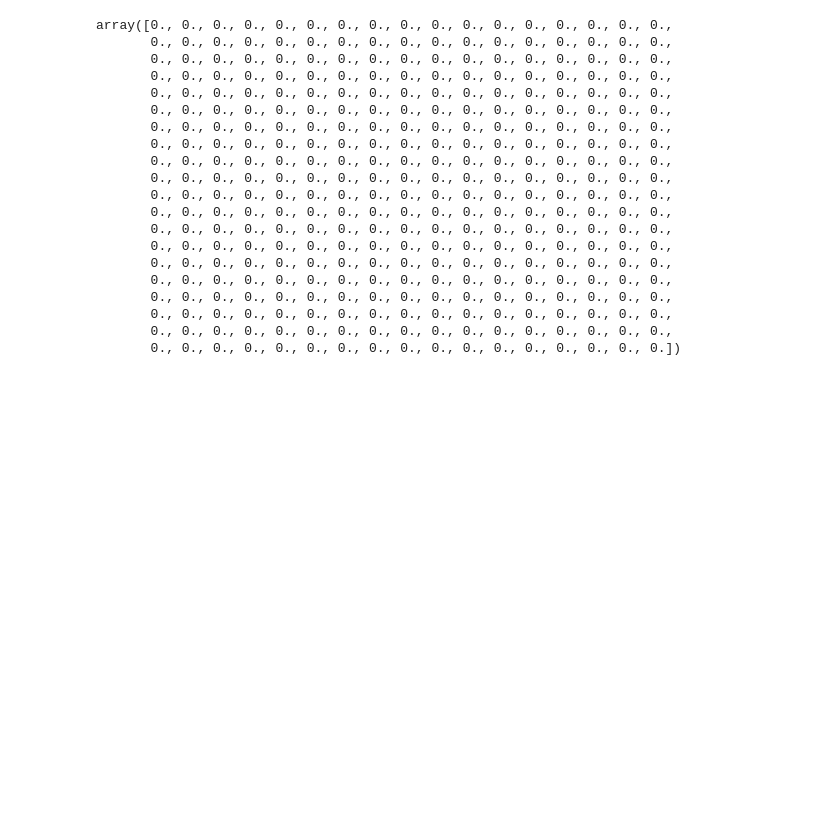
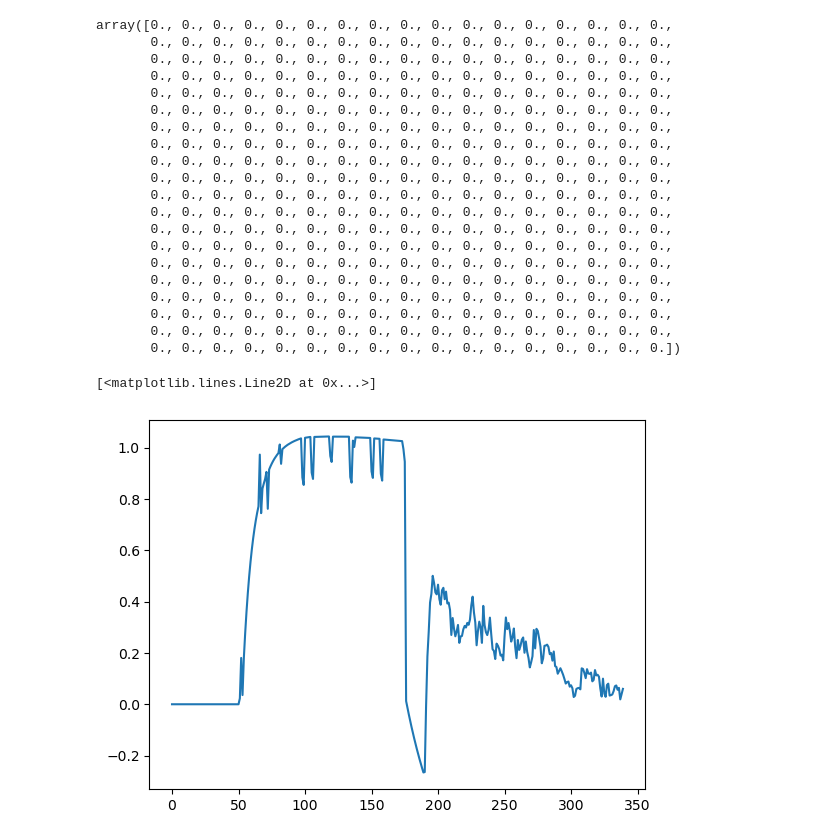
Before and after one commit to sashkarivkind/contextual_frogs, a Jupyter notebook: experimental/hack_plot_viewerSuspMU.ipynb, the cells around one changed output. Cells and saved outputs as stored; diff of their text form; code cells hidden in the pictures; blank space fills up the shorter version.

```diff
--- a/experimental/hack_plot_viewerSuspMU.ipynb
+++ b/experimental/hack_plot_viewerSuspMU.ipynb
@@ -419,0 +468,5 @@ array([0., 0., 0., 0., 0., 0., 0., 0., 0., 0., 0., 0., 0., 0., 0., 0., 0.,
+# %%
+plt.plot(temp_pred_a, label='model')
+# %% [output]
+[<matplotlib.lines.Line2D at 0x...>]
+[figure, added]
```
Also changed, not shown: parts of 21 cells of this notebook, 10 other files.
